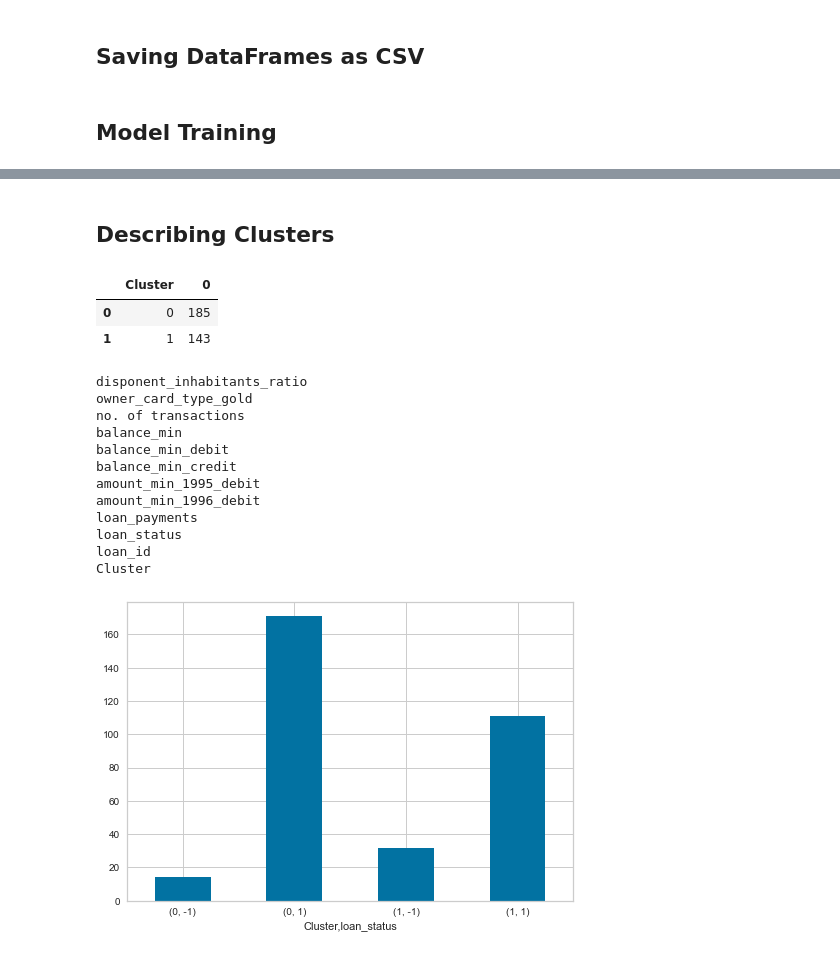
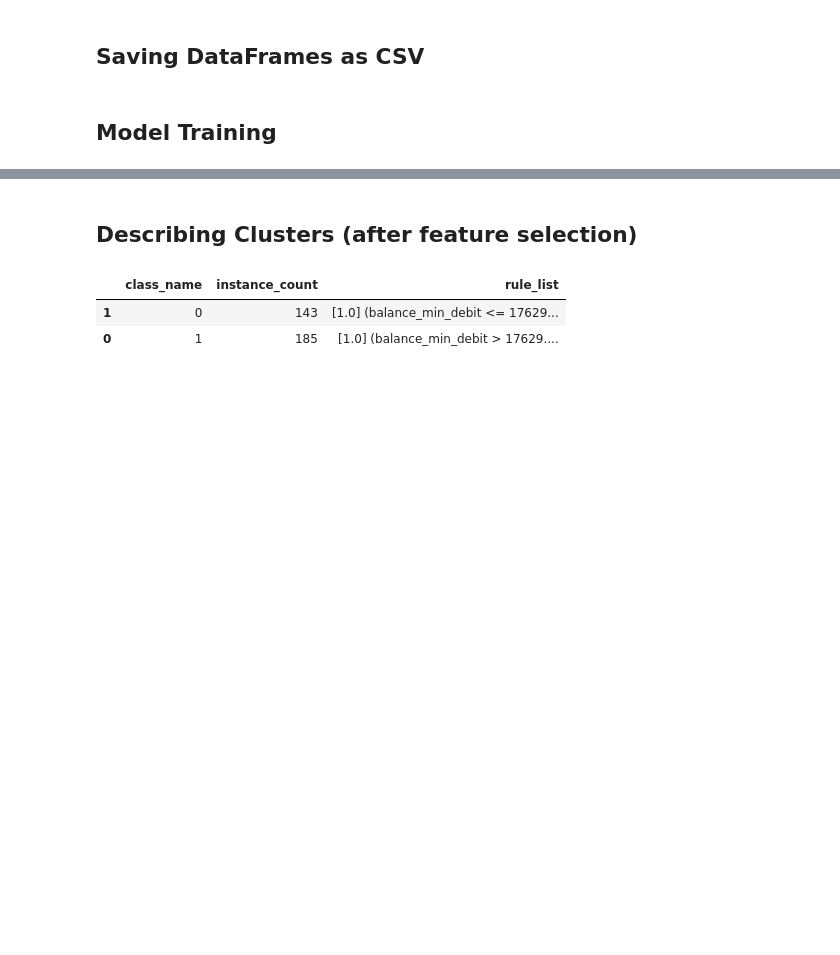
Before and after one commit to diogoabnunes/AC-Project, a Jupyter notebook: docs/notebook.ipynb, the cells around one changed output, grey strips where cells are left out. Saved outputs shown, nothing was run; the diff lists cells and outputs as text; code cells hidden in the pictures; blank space fills up the shorter version.

```diff
--- a/docs/notebook.ipynb
+++ b/docs/notebook.ipynb
@@ -887,39 +942,11 @@ kmeans.fit(final_df)
 groups = kmeans.labels_
 
 clustered_df = pd.DataFrame(final_df)
-clustered_df['Cluster'] = groups
 # %% [markdown]
-## Describing Clusters
+## Describing Clusters (after feature selection)
 # %%
-#Cluster Size
-gb = clustered_df.groupby('Cluster')
-
-display(gb.size().to_frame().reset_index())
-
-# for c in clustered_df.columns:
-#     clustered_df.boxplot(column=c, by='Cluster')
-
-for c in final_df.columns:
-    print(c)
-
-#Cluster loan status
-gb_ln = clustered_df.groupby(['Cluster', 'loan_status'])
-gb_ln.size().plot(kind='bar', rot=0)
-plt.show()
+cluster_report(clustered_df, groups)
 # %% [output]
-|  | Cluster | 0 |
-| 0 | 0 | 185 |
-| 1 | 1 | 143 |
+|  | class_name | instance_count | rule_list |
+| 1 | 0 | 143 | [1.0] (balance_min_debit <= 17629... |
+| 0 | 1 | 185 | [1.0] (balance_min_debit > 17629.... |
-disponent_inhabitants_ratio
-owner_card_type_gold
-no. of transactions
-balance_min
-balance_min_debit
-balance_min_credit
-amount_min_1995_debit
-amount_min_1996_debit
-loan_payments
-loan_status
-loan_id
-Cluster
-[figure, removed]
```
Also changed, not shown: parts of 15 cells of this notebook, 1 other file.
